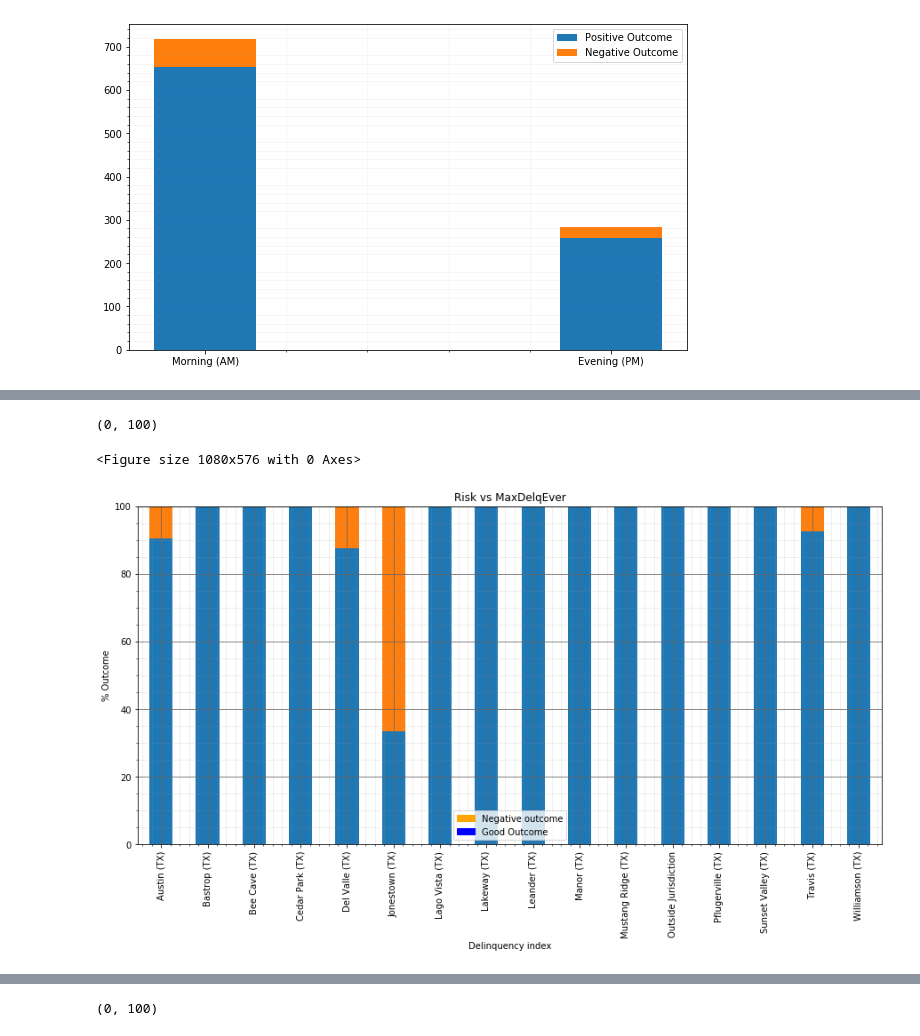
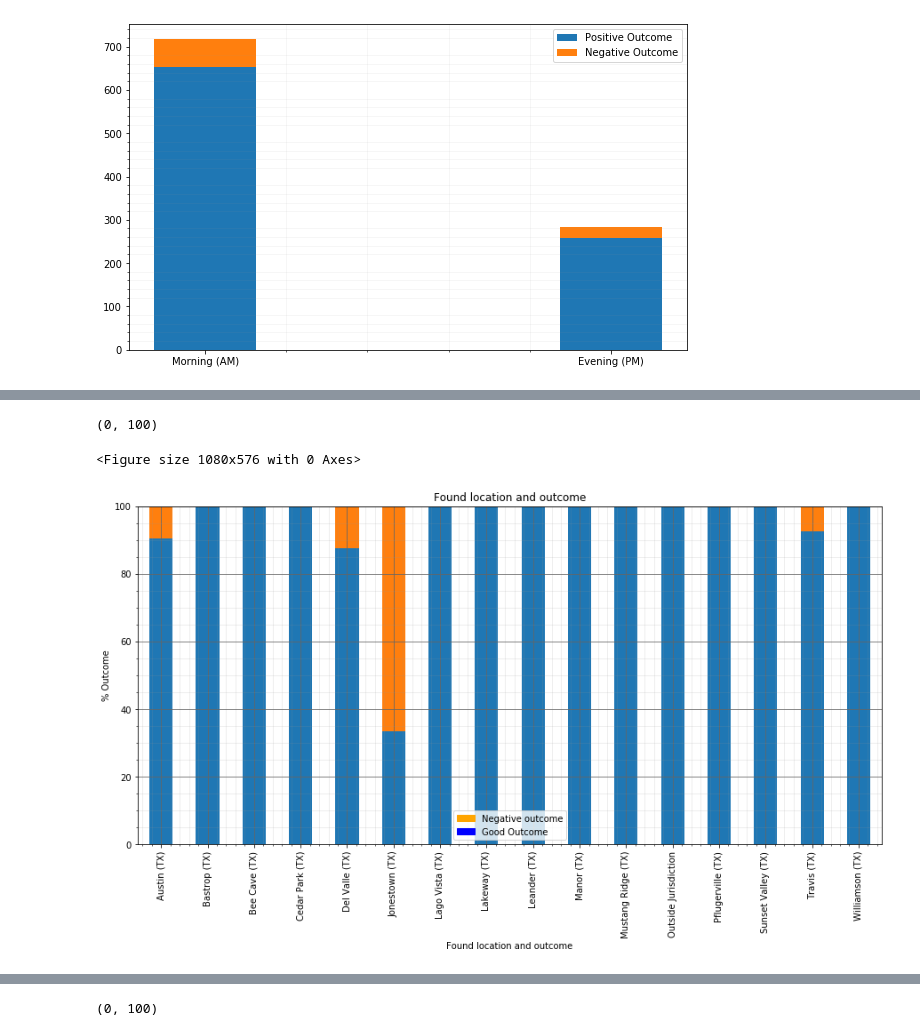
Before and after one commit to sachsom95/Animal-shelter-data-Exploratory-Analysis, a Jupyter notebook: Animal_shelter_data_analysis.ipynb, the cells around one changed output, grey strips where cells are left out. Cells and saved outputs as stored; diff of their text form; code cells hidden in the pictures.

```diff
--- a/Animal_shelter_data_analysis.ipynb
+++ b/Animal_shelter_data_analysis.ipynb
@@ -974,33 +989,33 @@ x=df["Found Location"].groupby(df["binary_outcome"]).value_counts()
 
 locations = pd.unique(df["Found Location"].ravel())
 df['percent'] = 0
 
 for i in locations:
     count = df[df["Found Location"] == i].count()["binary_outcome"]
     count_percentage = (1 / count) * 100
     index_list = df[df['Found Location'] == i].index.tolist()
     for ind in index_list:
         df.loc[ind, 'percent'] = count_percentage
 group = df[['percent','Found Location','binary_outcome']].groupby(['Found Location','binary_outcome']).sum()
 plt.figure(figsize=(15,8))
 
 
-my_plot = group.unstack().plot(kind='bar', stacked=True, title="Risk vs MaxDelqEver", figsize=(15,7), grid=True)
+my_plot = group.unstack().plot(kind='bar', stacked=True, title="Found location and outcome", figsize=(15,7), grid=True)
 
 # add legend
 red_patch = mpatches.Patch(color='orange', label='Negative outcome')
 blue_patch = mpatches.Patch(color='blue', label='Good Outcome')
 my_plot.legend(handles=[red_patch, blue_patch], frameon = True)
 
 # add gridlines
 plt.grid(b=True, which='major', color='#666666', linestyle='-')
 plt.minorticks_on()
 plt.grid(b=True, which='minor', color='#999999', linestyle='-', alpha=0.2)
 
-my_plot.set_xlabel("Delinquency index")
+my_plot.set_xlabel("Found location and outcome")
 my_plot.set_ylabel("% Outcome")
 my_plot.set_ylim([0,100])
 # %% [output]
 (0, 100)
 <Figure size 1080x576 with 0 Axes>
-[figure, old version]
+[figure, new version]
```
Also changed, not shown: parts of 49 cells of this notebook.
